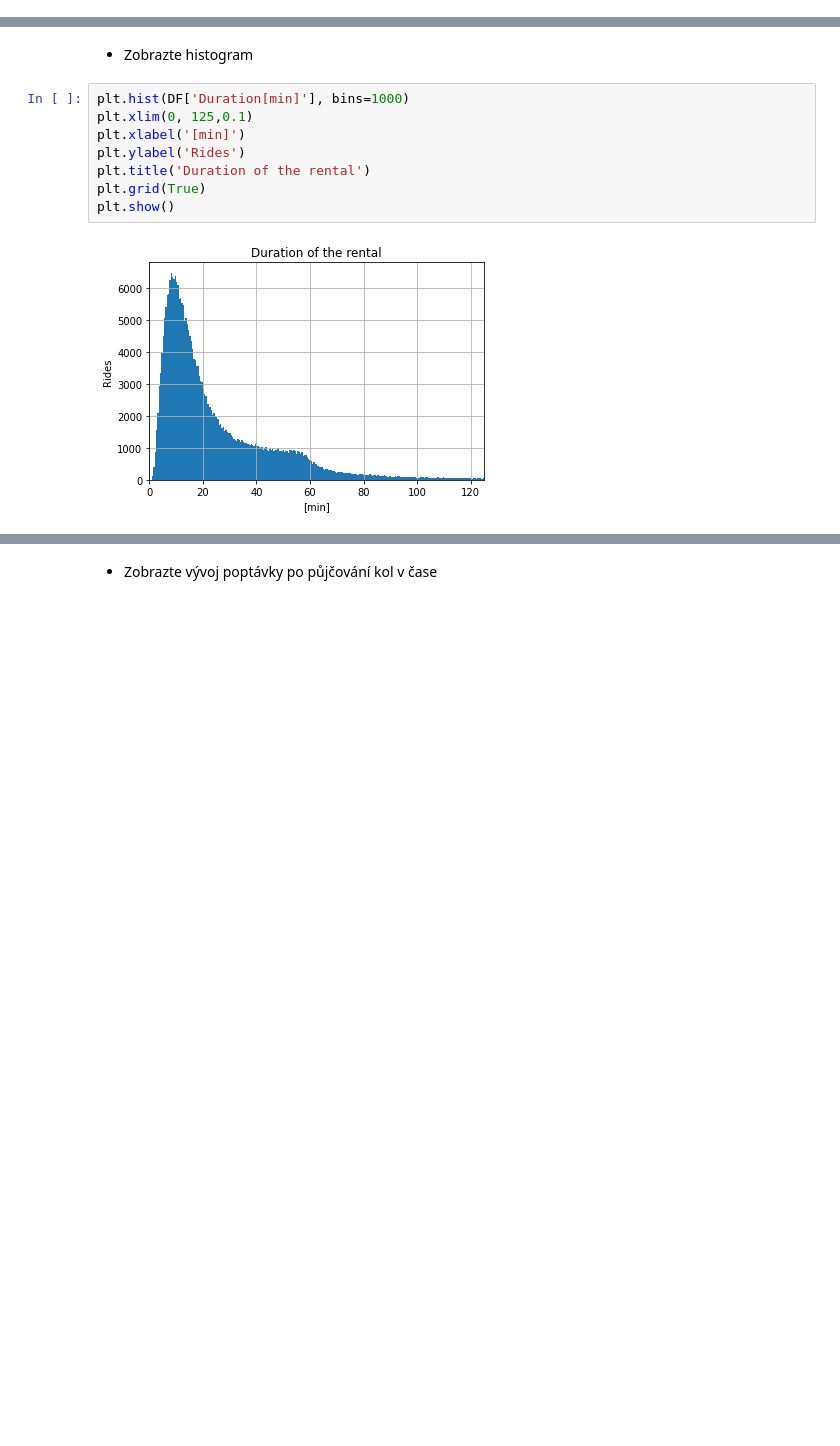
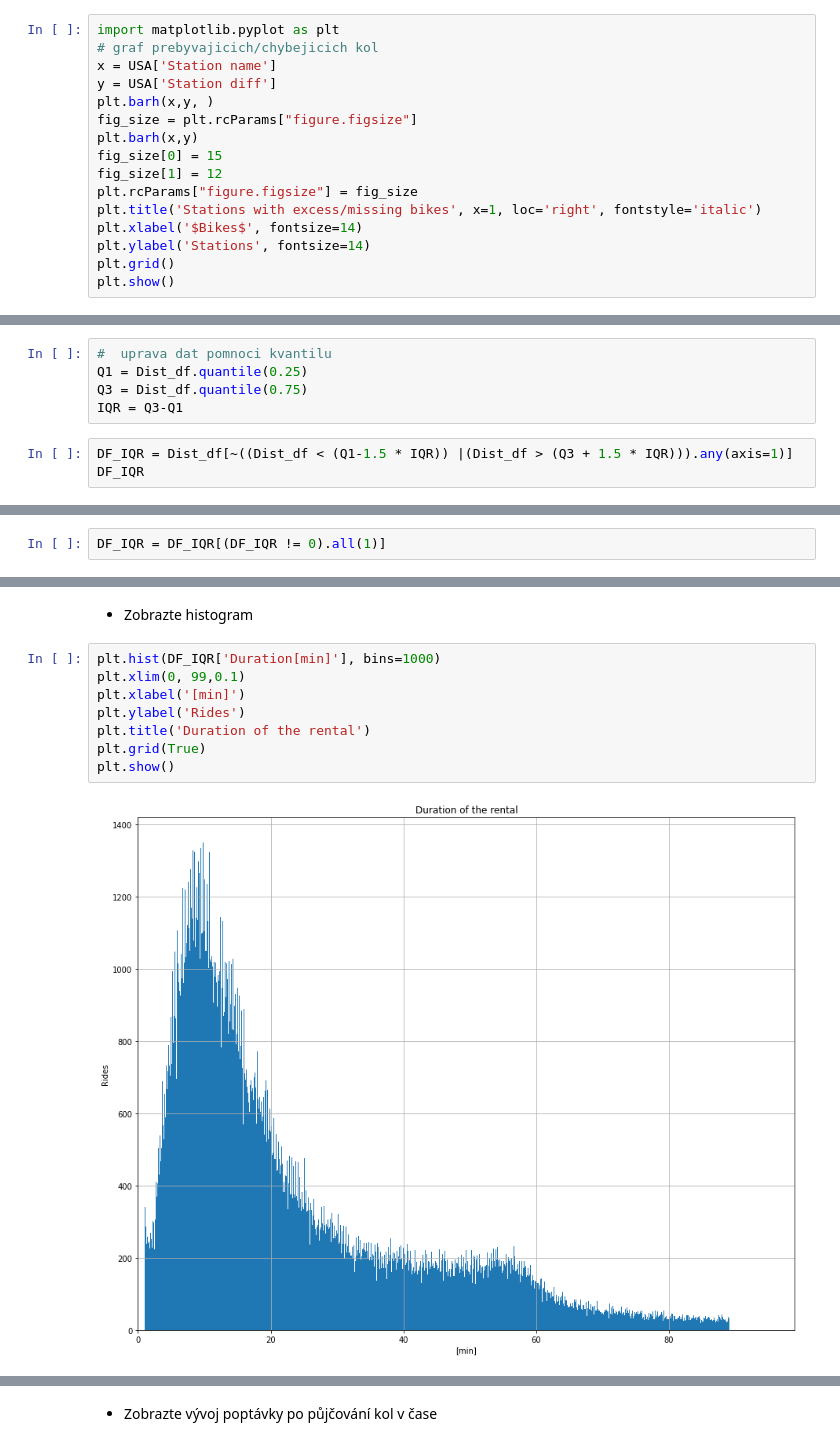
Before and after one commit to tompoles/Portfolio, a Jupyter notebook: Edinbourgh_bikes_engeto_project.ipynb, the cells around one changed output, grey strips where cells are left out. Cells and saved outputs as stored; diff of their text form; blank space fills up the shorter version.

```diff
--- a/Edinbourgh_bikes_engeto_project.ipynb
+++ b/Edinbourgh_bikes_engeto_project.ipynb
@@ -193,0 +208,16 @@ Usa_df2.sort_values(by=['Station diff'])
+# %%
+import matplotlib.pyplot as plt
+# graf prebyvajicich/chybejicich kol
+x = USA['Station name']
+y = USA['Station diff']
+plt.barh(x,y, )
+fig_size = plt.rcParams["figure.figsize"]
+plt.barh(x,y)
+fig_size[0] = 15
+fig_size[1] = 12
+plt.rcParams["figure.figsize"] = fig_size
+plt.title('Stations with excess/missing bikes', x=1, loc='right', fontstyle='italic')
+plt.xlabel('$Bikes$', fontsize=14)
+plt.ylabel('Stations', fontsize=14)
+plt.grid()
+plt.show()
@@ -238,0 +268,8 @@ DF
+# %%
+#  uprava dat pomnoci kvantilu
+Q1 = Dist_df.quantile(0.25)
+Q3 = Dist_df.quantile(0.75)
+IQR = Q3-Q1
+# %%
+DF_IQR = Dist_df[~((Dist_df < (Q1-1.5 * IQR)) |(Dist_df > (Q3 + 1.5 * IQR))).any(axis=1)]
+DF_IQR
@@ -238,0 +290,2 @@ DF
+# %%
+DF_IQR = DF_IQR[(DF_IQR != 0).all(1)]
@@ -239,14 +338,14 @@ DF
 # %% [markdown]
 *    Zobrazte histogram
 # %%
-plt.hist(DF['Duration[min]'], bins=1000)
-plt.xlim(0, 125,0.1)
+plt.hist(DF_IQR['Duration[min]'], bins=1000)
+plt.xlim(0, 99,0.1)
 plt.xlabel('[min]')
 plt.ylabel('Rides')
 plt.title('Duration of the rental')
 plt.grid(True)
 plt.show()
 # %% [output]
-[figure, old version]
+[figure, new version]
 # %%
 import seaborn as sns
```
Also changed, not shown: parts of 22 cells of this notebook.
